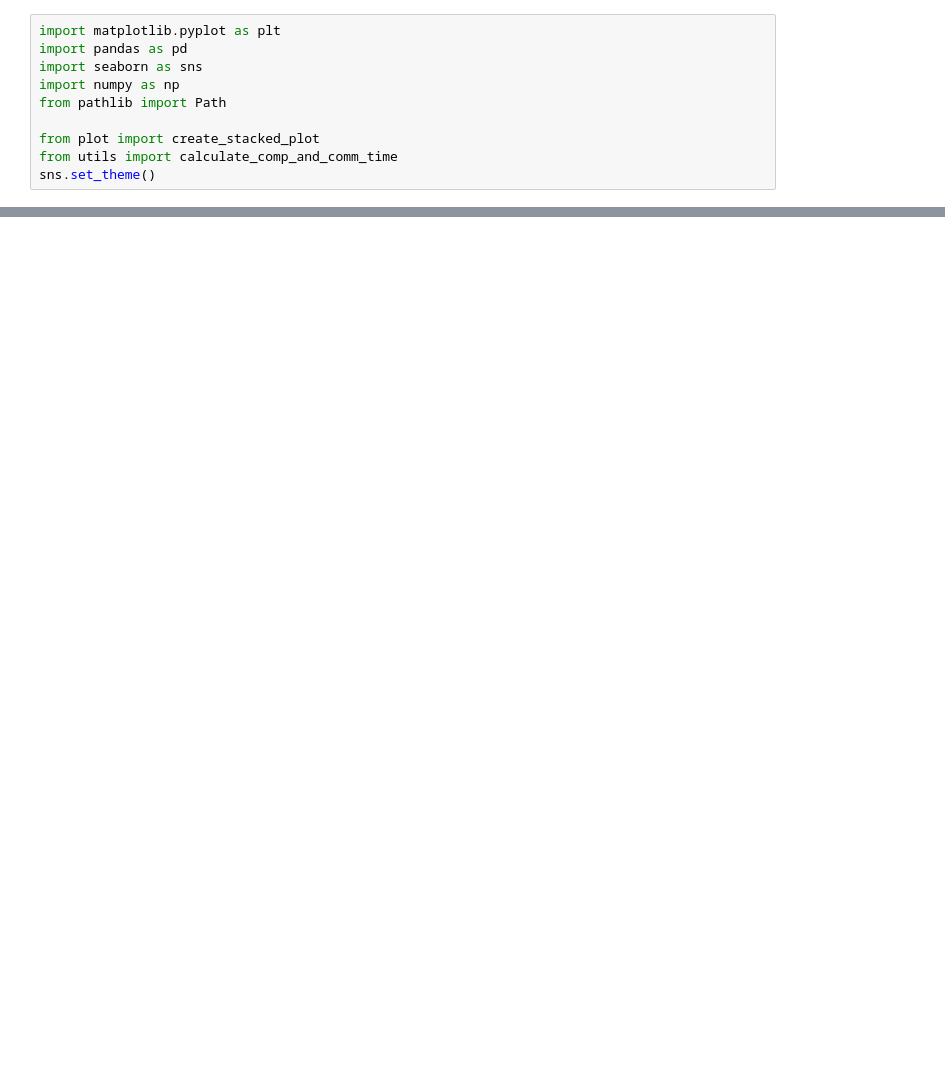
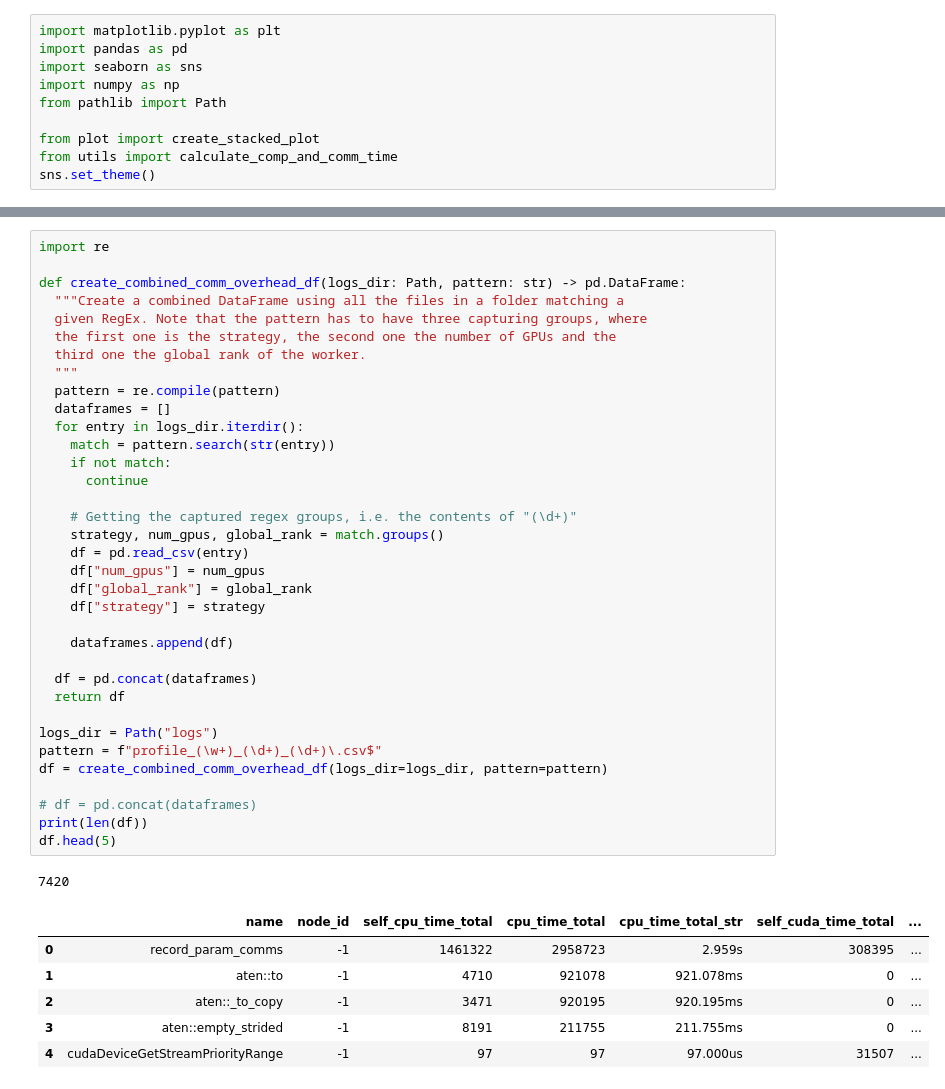
Before and after one commit to interTwin-eu/itwinai, a Jupyter notebook: scaling-test/analyze.ipynb, the cells around one changed output, grey strips where cells are left out. Cells and saved outputs as stored; diff of their text form; blank space fills up the shorter version.

```diff
--- a/scaling-test/analyze.ipynb
+++ b/scaling-test/analyze.ipynb
@@ -70 +17,44 @@ deepspeed_df.head(30)
+# %%
+import re
+
+def create_combined_comm_overhead_df(logs_dir: Path, pattern: str) -> pd.DataFrame:
+  """Create a combined DataFrame using all the files in a folder matching a
+  given RegEx. Note that the pattern has to have three capturing groups, where
+  the first one is the strategy, the second one the number of GPUs and the
+  third one the global rank of the worker.
+  """
+  pattern = re.compile(pattern)
+  dataframes = []
+  for entry in logs_dir.iterdir():
+    match = pattern.search(str(entry))
+    if not match:
+      continue
+
+    # Getting the captured regex groups, i.e. the contents of "(\d+)"
+    strategy, num_gpus, global_rank = match.groups()
+    df = pd.read_csv(entry)
+    df["num_gpus"] = num_gpus
+    df["global_rank"] = global_rank
+    df["strategy"] = strategy
+
+    dataframes.append(df)
+
+  df = pd.concat(dataframes)
+  return df
+
+logs_dir = Path("logs")
+pattern = f"profile_(\w+)_(\d+)_(\d+)\.csv$"
+df = create_combined_comm_overhead_df(logs_dir=logs_dir, pattern=pattern)
+
+# df = pd.concat(dataframes)
+print(len(df))
+df.head(5)
+# %% [output]
+7420
+|  | name | node_id | self_cpu_time_total | cpu_time_total | cpu_time_total_str | self_cuda_time_total | ... |
+| 0 | record_param_comms | -1 | 1461322 | 2958723 | 2.959s | 308395 | ... |
+| 1 | aten::to | -1 | 4710 | 921078 | 921.078ms | 0 | ... |
+| 2 | aten::_to_copy | -1 | 3471 | 920195 | 920.195ms | 0 | ... |
+| 3 | aten::empty_strided | -1 | 8191 | 211755 | 211.755ms | 0 | ... |
+| 4 | cudaDeviceGetStreamPriorityRange | -1 | 97 | 97 | 97.000us | 31507 | ... |
 # %%
```
Also changed, not shown: parts of 7 cells of this notebook, 6 other files.
